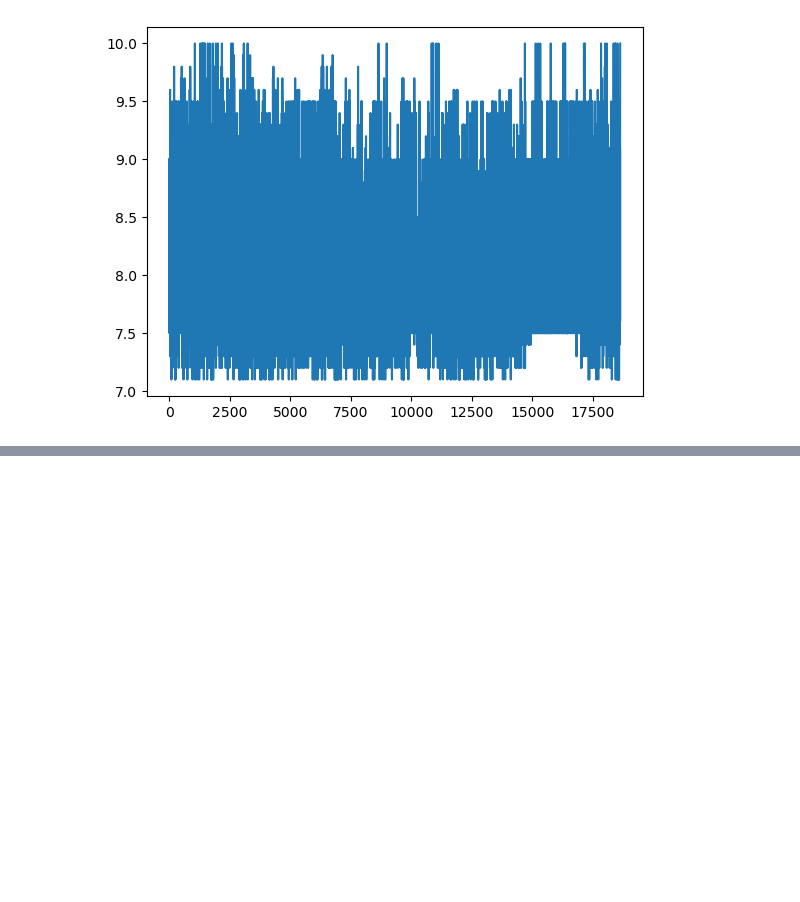
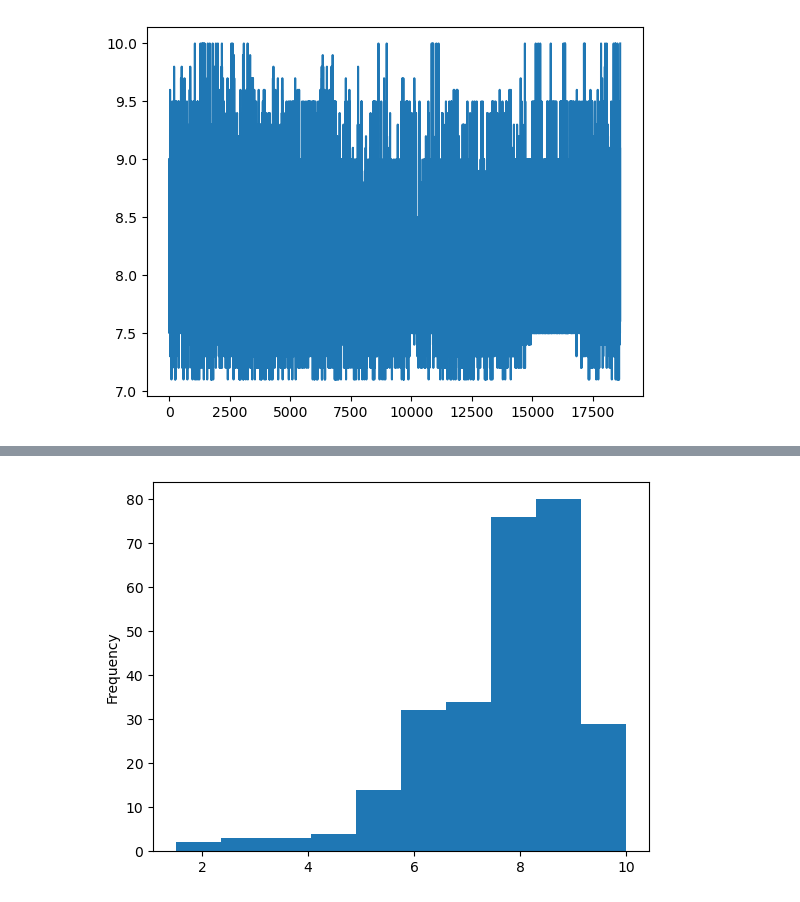
Before and after one commit to StewartStack/DAStudyBackups, a Jupyter notebook: DataStudies1/stewartstack_reviews_IGNanalysis.ipynb, the cells around one changed output, grey strips where cells are left out. Saved outputs shown, nothing was run; the diff lists cells and outputs as text; code cells hidden in the pictures; blank space fills up the shorter version.

```diff
--- a/DataStudies1/stewartstack_reviews_IGNanalysis.ipynb
+++ b/DataStudies1/stewartstack_reviews_IGNanalysis.ipynb
@@ -338,0 +350,5 @@ xfiltered_reviews['score'].plot(kind = 'hist');
+# %%
+# scores - PS4
+reviews[reviews['platform'] == 'PlayStation 4']['score'].plot(kind = 'hist');
+# %% [output]
+[figure, added]
```
Also changed, not shown: parts of 4 cells of this notebook.
